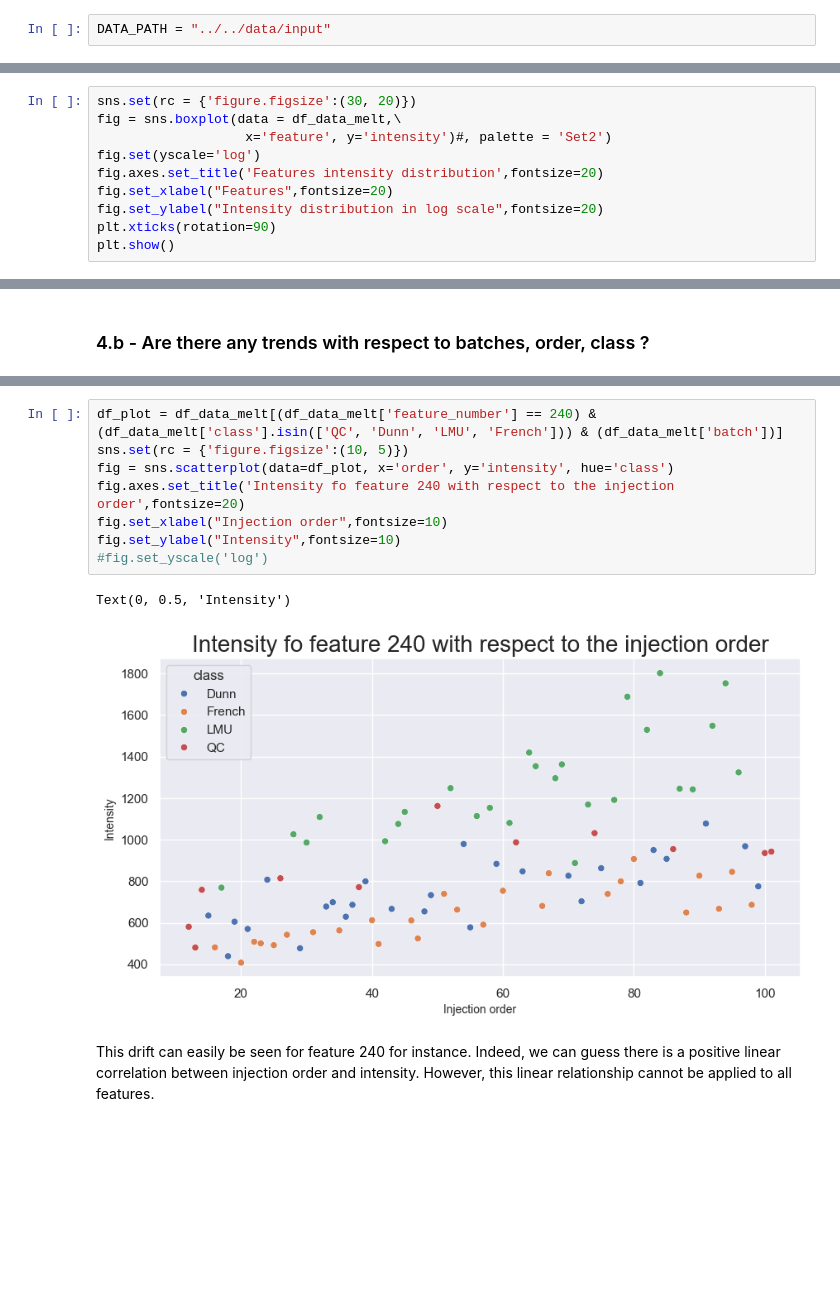
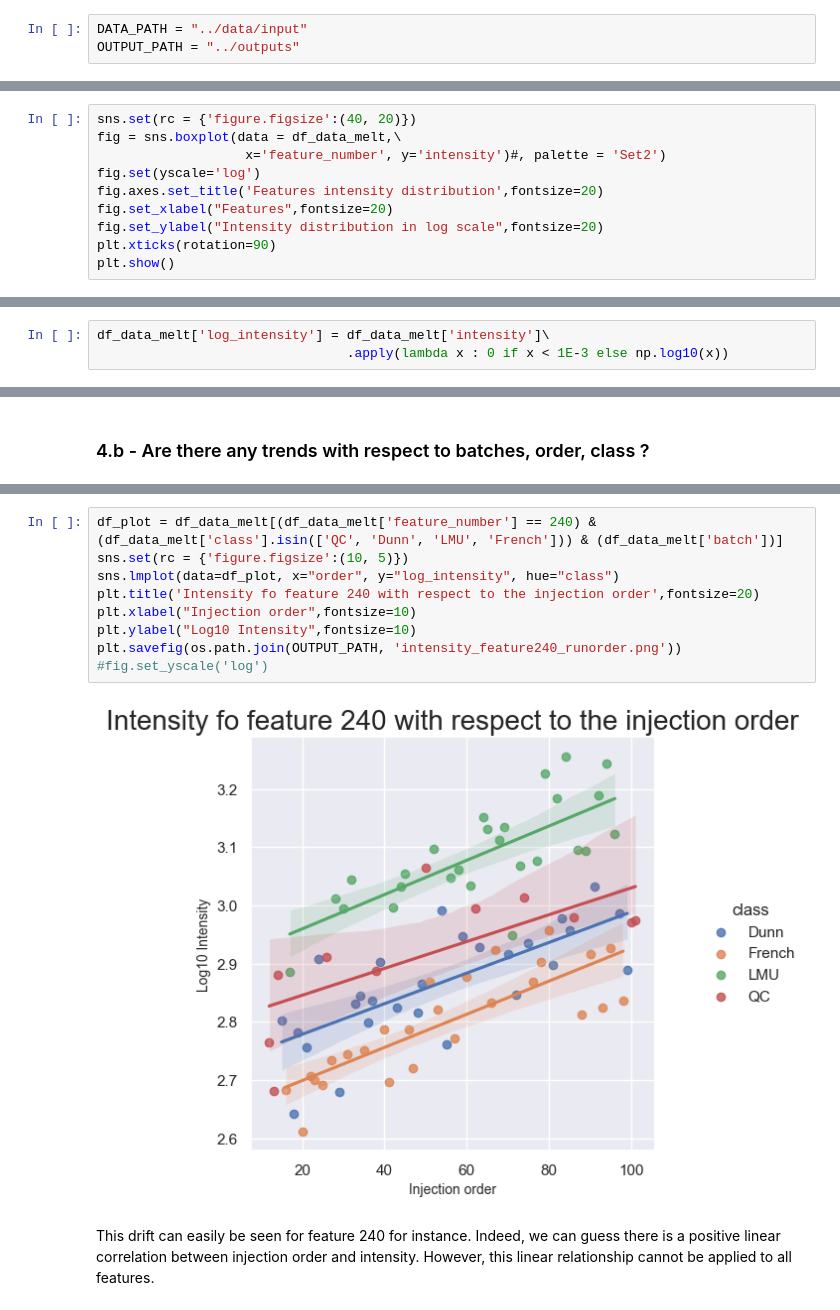
Before and after one commit to PhiCtl/glycan-biomarkers, a Jupyter notebook: notebooks/eda.ipynb, the cells around one changed output, grey strips where cells are left out. Saved outputs shown, nothing was run; the diff lists cells and outputs as text; blank space fills up the shorter version.

```diff
--- a/notebooks/eda.ipynb
+++ b/notebooks/eda.ipynb
@@ -10,5 +13,6 @@ import scipy.stats as st
 # %%
-DATA_PATH = "../../data/input"
+DATA_PATH = "../data/input"
+OUTPUT_PATH = "../outputs"
 # %% [markdown]
 # Datasets
 # %%
@@ -235,7 +243,7 @@ summary.sort_values(by='50%')
 # %%
-sns.set(rc = {'figure.figsize':(30, 20)})
+sns.set(rc = {'figure.figsize':(40, 20)})
 fig = sns.boxplot(data = df_data_melt,\
-                   x='feature', y='intensity')#, palette = 'Set2')
+                   x='feature_number', y='intensity')#, palette = 'Set2')
 fig.set(yscale='log')
 fig.axes.set_title('Features intensity distribution',fontsize=20)
 fig.set_xlabel("Features",fontsize=20)
@@ -247,5 +255,8 @@ plt.show()
 # %% [markdown]
 From a qualitative look, features median intensity span on 5 orders of magnitude, with most features ranging in the 1E2 - 1E4 intensity scale yet with visually distinct distributions.
+# %%
+df_data_melt['log_intensity'] = df_data_melt['intensity']\
+                                .apply(lambda x : 0 if x < 1E-3 else np.log10(x))
 # %%
 df_data_melt[(df_data_melt['class'].isin(['B']))].groupby('feature')['intensity'].describe([.1, .25,.5,.75,.95]).sort_values(by='50%')
 # %% [output]
@@ -468,14 +491,14 @@ From previous works (1), (2), we can expect signal drifts in peak intensities as
 # %%
 df_plot = df_data_melt[(df_data_melt['feature_number'] == 240) & (df_data_melt['class'].isin(['QC', 'Dunn', 'LMU', 'French'])) & (df_data_melt['batch'])]
 sns.set(rc = {'figure.figsize':(10, 5)})
-fig = sns.scatterplot(data=df_plot, x='order', y='intensity', hue='class')
-fig.axes.set_title('Intensity fo feature 240 with respect to the injection order',fontsize=20)
-fig.set_xlabel("Injection order",fontsize=10)
-fig.set_ylabel("Intensity",fontsize=10)
+sns.lmplot(data=df_plot, x="order", y="log_intensity", hue="class")
+plt.title('Intensity fo feature 240 with respect to the injection order',fontsize=20)
+plt.xlabel("Injection order",fontsize=10)
+plt.ylabel("Log10 Intensity",fontsize=10)
+plt.savefig(os.path.join(OUTPUT_PATH, 'intensity_feature240_runorder.png'))
 #fig.set_yscale('log')
 # %% [output]
-Text(0, 0.5, 'Intensity')
-[figure, old version]
+[figure, new version]
 # %% [markdown]
 This drift can easily be seen for feature 240 for instance. Indeed, we can guess there is a positive linear correlation between injection order and intensity.
 However, this linear relationship cannot be applied to all features.
```
Also changed, not shown: parts of 38 cells of this notebook.
